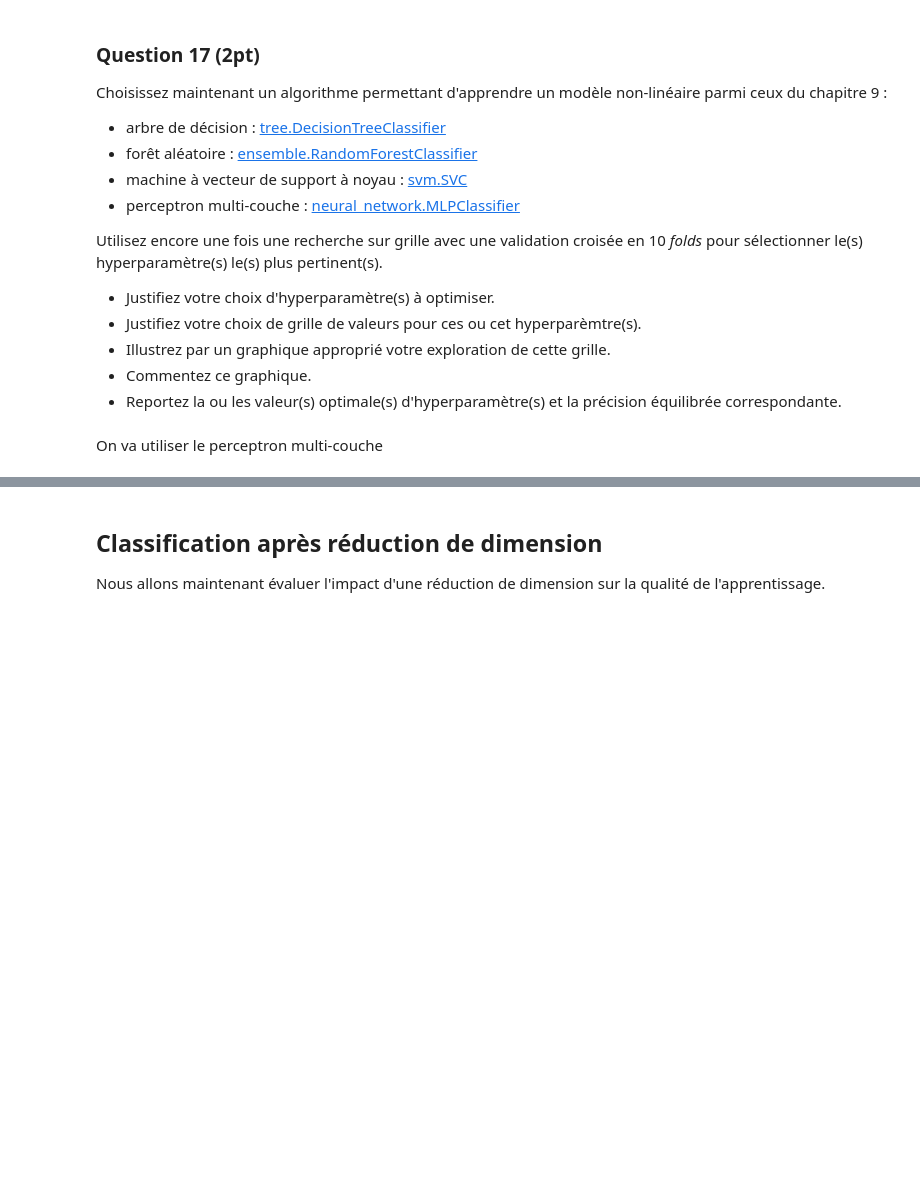
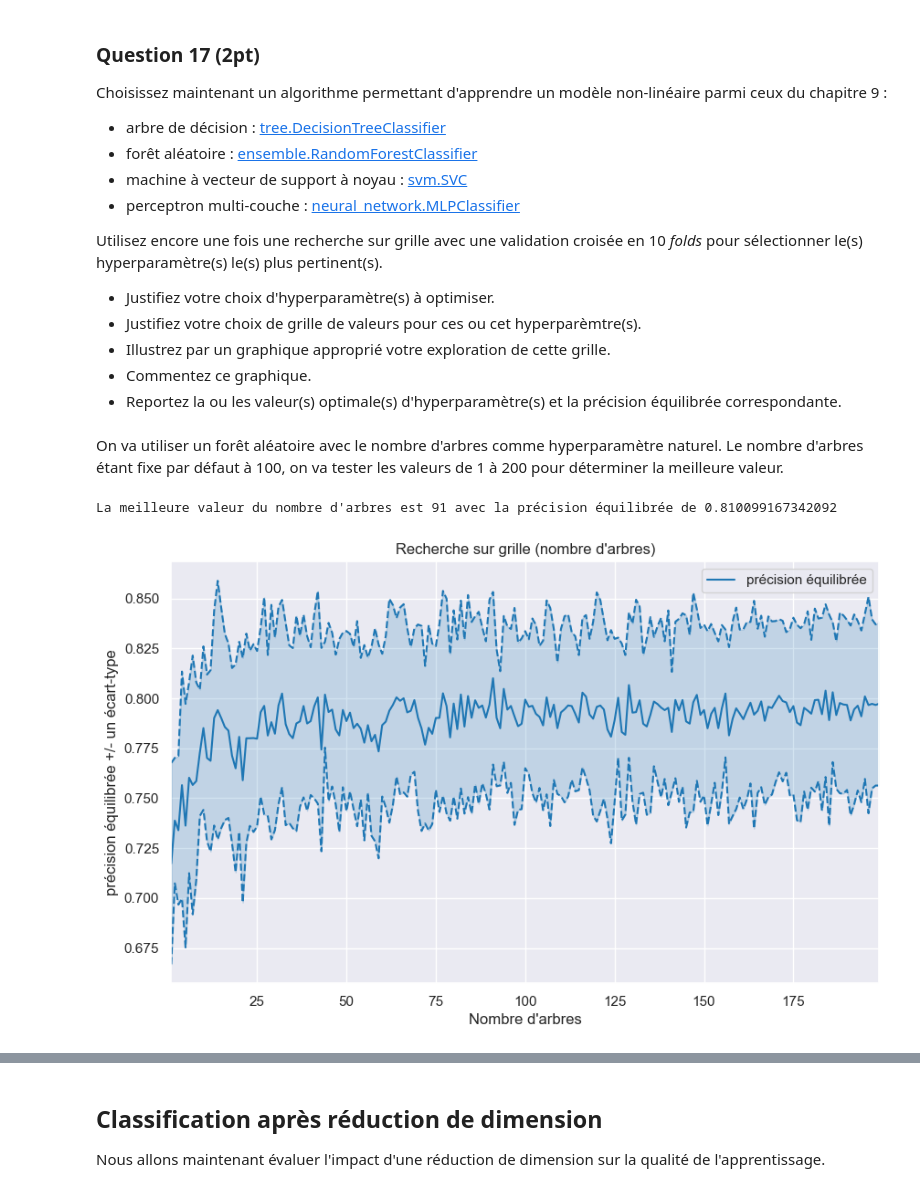
Before and after one commit to Kataevskii/projet-data, a Jupyter notebook: Projet.ipynb, the cells around one changed output, grey strips where cells are left out. Saved outputs shown, nothing was run; the diff lists cells and outputs as text; code cells hidden in the pictures; blank space fills up the shorter version.

```diff
--- a/Projet.ipynb
+++ b/Projet.ipynb
@@ -426,50 +450,58 @@ Utilisez encore une fois une recherche sur grille avec une validation croisée e
 * Commentez ce graphique.
 * Reportez la ou les valeur(s) optimale(s) d'hyperparamètre(s) et la précision équilibrée correspondante.
 # %% [markdown]
-On va utiliser le perceptron multi-couche
+On va utiliser un forêt aléatoire avec le nombre d'arbres comme hyperparamètre naturel. Le nombre d'arbres étant fixe par défaut à 100, on va tester les valeurs de 1 à 200 pour déterminer la meilleure valeur.
 # %%
 # Cette solution est adaptée de la PC 5
 
 # Ce calcul peut prendre plus de 30 secondes à se terminer...
 
-# Définir la grille de valeurs de l'hyperparamètre C
-layers = np.arange(1, 21, 2)
+# Définir la grille de valeurs de l'hyperparamètre
+nb_trees = np.arange(1, 200, 1)
 
 
 # Définir le modèle à évaluer
-model = neural_network.MLPClassifier(max_iter=10000)
+model = ensemble.RandomForestClassifier()
 
 # Instantier la recherche sur grille
-grid = model_selection.GridSearchCV(model, {'hidden_layer_sizes': layers},
+grid = model_selection.GridSearchCV(model, {'n_estimators': nb_trees},
                                     cv=kf, # on utilise les folds déjà définis
-                                    scoring='balanced_accuracy'
+                                    scoring='balanced_accuracy',
+                                    n_jobs=-1
                                    )
 
 # Utiliser la recherche sur grille
 grid.fit(X_train_scaled, y_train_risk_vs_norisk)
 
 plt.figure(figsize=(10, 6))
 
 precision = grid.cv_results_['mean_test_score']
 std_error = grid.cv_results_['std_test_score']
 
 # afficher les RMSE :
-plt.plot(grid.cv_results_['param_hidden_layer_sizes'], precision,
-             label="RMSE", color='tab:blue')
-plt.plot(grid.cv_results_['param_hidden_layer_sizes'], precision + std_error,
+plt.plot(grid.cv_results_['param_n_estimators'], precision,
+             label="précision équilibrée", color='tab:blue')
+plt.plot(grid.cv_results_['param_n_estimators'], precision + std_error,
              color='tab:blue', linestyle='dashed')
-plt.plot(grid.cv_results_['param_hidden_layer_sizes'], precision - std_error,
+plt.plot(grid.cv_results_['param_n_estimators'], precision - std_error,
              color='tab:blue', linestyle='dashed')
 
 # colorer l'espace entre les courbes représentant les écarts-types
-plt.fill_between(layers, (precision + std_error), (precision - std_error),
+plt.fill_between(nb_trees, (precision + std_error), (precision - std_error),
                  color='tab:blue',
                  alpha=0.2, # contrôle la transparence
                 )
 
 # Mise en forme
-plt.xlabel("Nombre de neurons dans la couche")
+plt.xlabel("Nombre d'arbres")
 plt.ylabel("précision équilibrée +/- un écart-type")
-plt.xlim([layers[0], layers[-1]])
-plt.title("Recherche sur grille (C)")
+plt.xlim([nb_trees[0], nb_trees[-1]])
+plt.title("Recherche sur grille (nombre d'arbres)")
 plt.legend(loc='best')
+
+k_optimal = grid.best_params_['n_estimators']
+
+print(f"La meilleure valeur du nombre d'arbres est {grid.best_params_['n_estimators']} avec la précision équilibrée de {grid.best_score_}")
+# %% [output]
+La meilleure valeur du nombre d'arbres est 91 avec la précision équilibrée de 0.810099167342092
+[figure, added]
```
Also changed, not shown: parts of 30 cells of this notebook.
